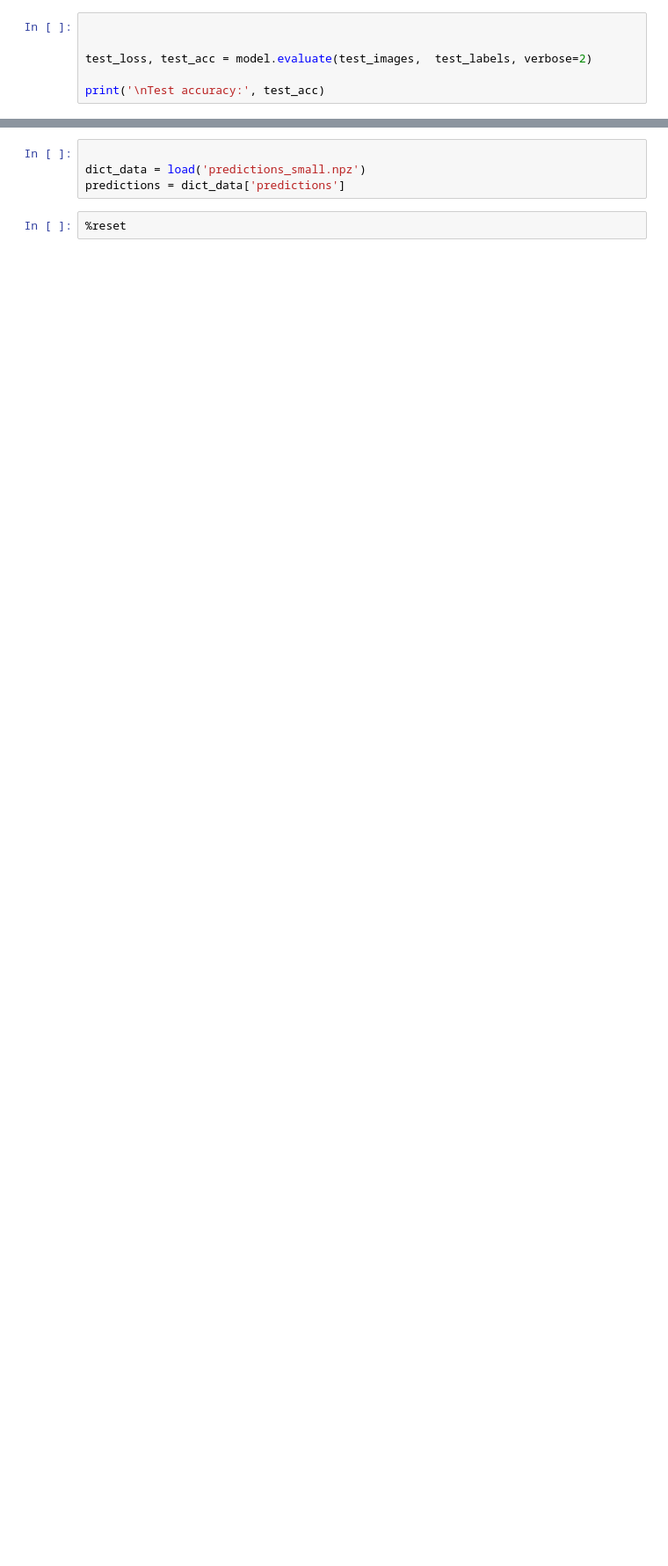
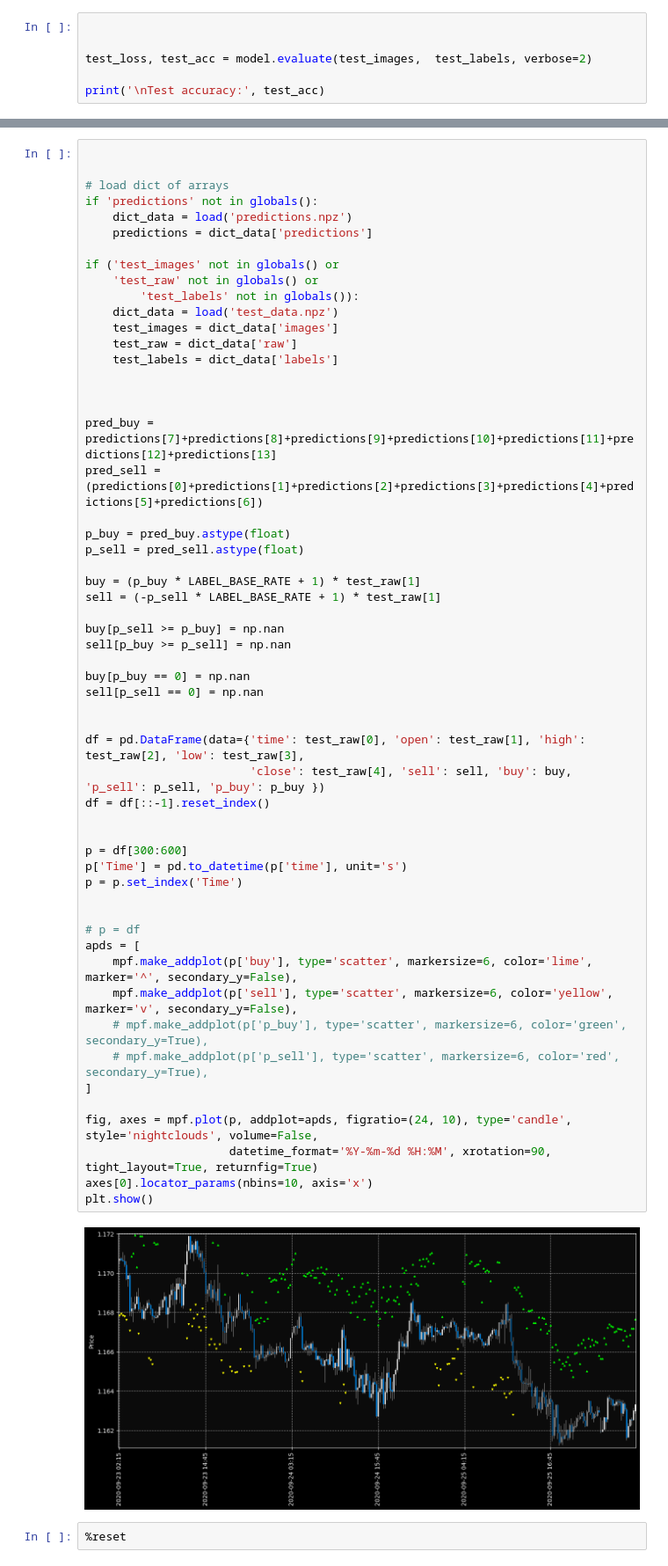
Before and after one commit to kelvin200/quantsmono, a Jupyter notebook: Scripts/Kel/classification.ipynb, the cells around one changed output, grey strips where cells are left out. Shown at 88% size. Cells and saved outputs as stored; diff of their text form; blank space fills up the shorter version.

```diff
--- a/Scripts/Kel/classification.ipynb
+++ b/Scripts/Kel/classification.ipynb
@@ -592,6 +663,60 @@ plt.show()
-# %%
-
-dict_data = load('predictions_small.npz')
-predictions = dict_data['predictions']
+# %%
+
+
+# load dict of arrays
+if 'predictions' not in globals():
+    dict_data = load('predictions.npz')
+    predictions = dict_data['predictions']
+
+if ('test_images' not in globals() or
+    'test_raw' not in globals() or
+        'test_labels' not in globals()):
+    dict_data = load('test_data.npz')
+    test_images = dict_data['images']
+    test_raw = dict_data['raw']
+    test_labels = dict_data['labels']
+
+
+
+pred_buy = predictions[7]+predictions[8]+predictions[9]+predictions[10]+predictions[11]+predictions[12]+predictions[13]
+pred_sell = (predictions[0]+predictions[1]+predictions[2]+predictions[3]+predictions[4]+predictions[5]+predictions[6])
+
+p_buy = pred_buy.astype(float)
+p_sell = pred_sell.astype(float)
+
+buy = (p_buy * LABEL_BASE_RATE + 1) * test_raw[1]
+sell = (-p_sell * LABEL_BASE_RATE + 1) * test_raw[1]
+
+buy[p_sell >= p_buy] = np.nan
+sell[p_buy >= p_sell] = np.nan
+
+buy[p_buy == 0] = np.nan
+sell[p_sell == 0] = np.nan
+
+
+df = pd.DataFrame(data={'time': test_raw[0], 'open': test_raw[1], 'high': test_raw[2], 'low': test_raw[3],
+                        'close': test_raw[4], 'sell': sell, 'buy': buy, 'p_sell': p_sell, 'p_buy': p_buy })
+df = df[::-1].reset_index()
+
+
+p = df[300:600]
+p['Time'] = pd.to_datetime(p['time'], unit='s')
+p = p.set_index('Time')
+
+
+# p = df
+apds = [
+    mpf.make_addplot(p['buy'], type='scatter', markersize=6, color='lime', marker='^', secondary_y=False),
+    mpf.make_addplot(p['sell'], type='scatter', markersize=6, color='yellow', marker='v', secondary_y=False),
+    # mpf.make_addplot(p['p_buy'], type='scatter', markersize=6, color='green', secondary_y=True),
+    # mpf.make_addplot(p['p_sell'], type='scatter', markersize=6, color='red', secondary_y=True),
+]
+
+fig, axes = mpf.plot(p, addplot=apds, figratio=(24, 10), type='candle', style='nightclouds', volume=False,
+                     datetime_format='%Y-%m-%d %H:%M', xrotation=90, tight_layout=True, returnfig=True)
+axes[0].locator_params(nbins=10, axis='x')
+plt.show()
+# %% [output]
+[figure, added]
 # %%
 %reset
```
Also changed, not shown: parts of 17 cells of this notebook, 1 other file.
